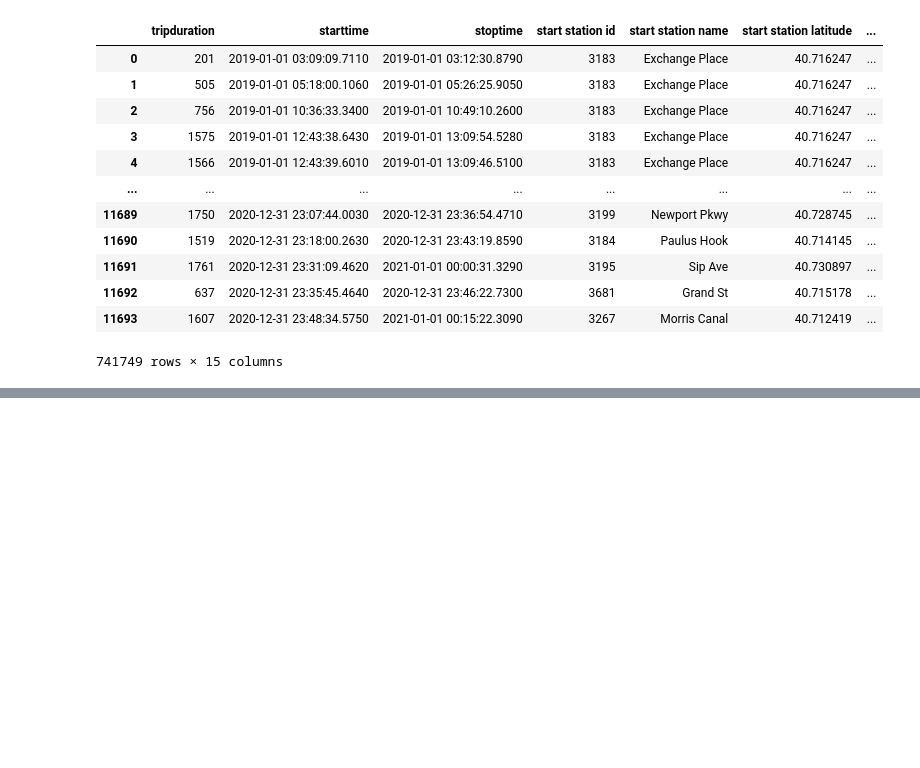
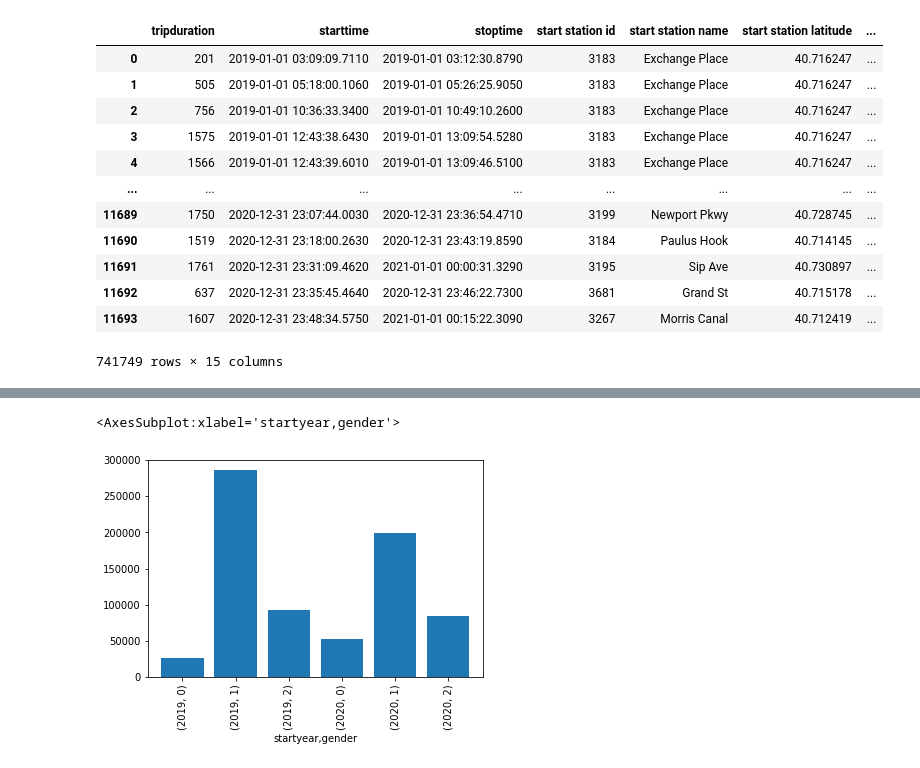
Before and after one commit to jstockdi-marstone/sledgeconf-python-talk, a Jupyter notebook: CitiBike-03-Demographics.ipynb, the cells around one changed output, grey strips where cells are left out. Cells and saved outputs as stored; diff of their text form; code cells hidden in the pictures; blank space fills up the shorter version.

```diff
--- a/CitiBike-03-Demographics.ipynb
+++ b/CitiBike-03-Demographics.ipynb
@@ -37,0 +71,6 @@ df
+# %%
+groups = df.groupby(['startyear', 'gender']).size()
+groups.plot.bar(width=0.8)
+# %% [output]
+<AxesSubplot:xlabel='startyear,gender'>
+[figure, added]
```
Also changed, not shown: parts of 12 cells of this notebook, 3 other files.
